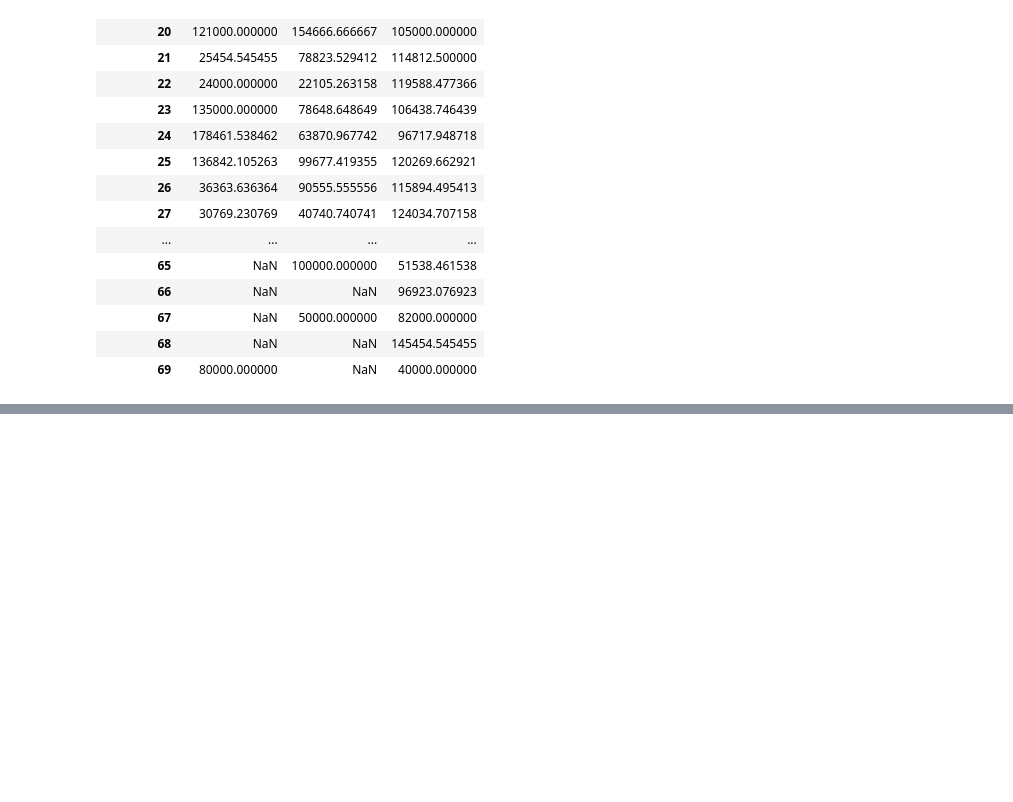
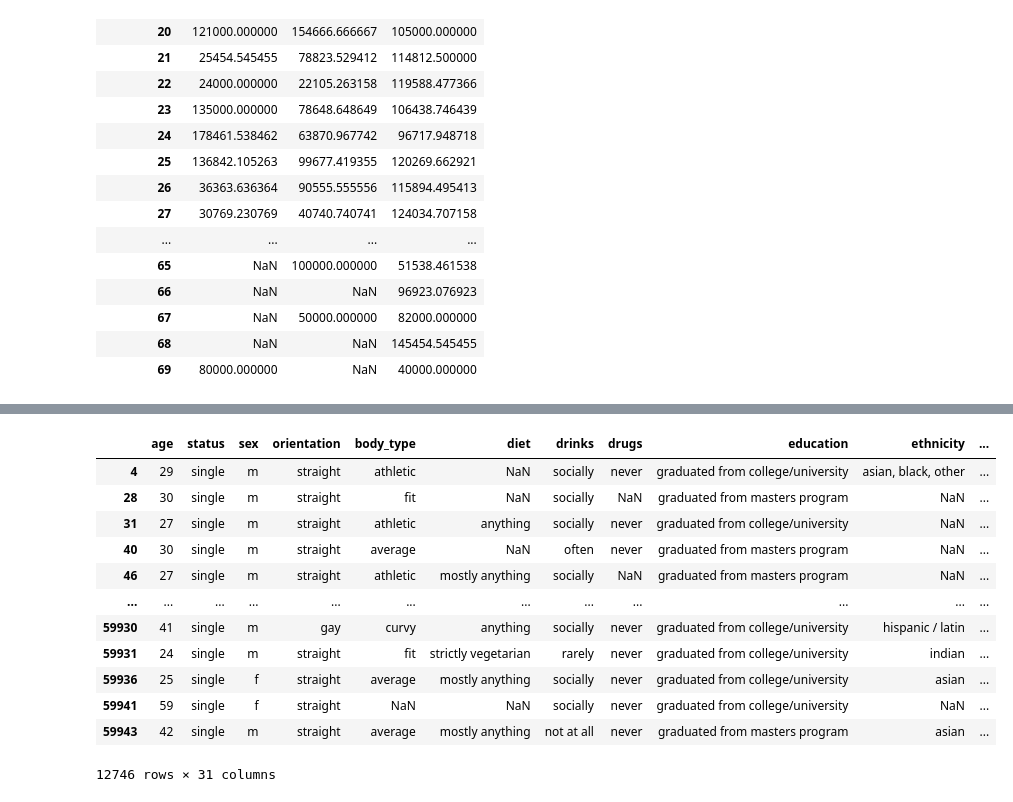
Before and after one commit to Taleb88/OkCupid_Profiles_Data, a Jupyter notebook: okcupid_profiles_data.ipynb, the cells around one changed output, grey strips where cells are left out. Cells and saved outputs as stored; diff of their text form; code cells hidden in the pictures; blank space fills up the shorter version.

Commit message:
Seventh Commit - Created a dataframe consisting of people of color 'poc' who are single and educated

```diff
--- a/okcupid_profiles_data.ipynb
+++ b/okcupid_profiles_data.ipynb
@@ -408,0 +407,19 @@ df
+# %%
+# next task, to create a df of people of color 'poc' who are single and educated
+single_educated_poc_df = df[~(df['ethnicity'].str.contains('white') | df['ethnicity'].isna()) & (df['status'] == 'single') & (df['education'].str.contains('(?i)graduated'))]
+# %%
+single_educated_poc_df
+# %% [output]
+|  | age | status | sex | orientation | body_type | diet | drinks | drugs | education | ethnicity | ... |
+| 4 | 29 | single | m | straight | athletic | NaN | socially | never | graduated from college/university | asian, black, other | ... |
+| 28 | 30 | single | m | straight | fit | NaN | socially | NaN | graduated from masters program | NaN | ... |
+| 31 | 27 | single | m | straight | athletic | anything | socially | never | graduated from college/university | NaN | ... |
+| 40 | 30 | single | m | straight | average | NaN | often | never | graduated from masters program | NaN | ... |
+| 46 | 27 | single | m | straight | athletic | mostly anything | socially | NaN | graduated from masters program | NaN | ... |
+| ... | ... | ... | ... | ... | ... | ... | ... | ... | ... | ... | ... |
+| 59930 | 41 | single | m | gay | curvy | anything | socially | never | graduated from college/university | hispanic / latin | ... |
+| 59931 | 24 | single | m | straight | fit | strictly vegetarian | rarely | never | graduated from college/university | indian | ... |
+| 59936 | 25 | single | f | straight | average | mostly anything | socially | never | graduated from college/university | asian | ... |
+| 59941 | 59 | single | f | straight | NaN | NaN | socially | never | graduated from college/university | NaN | ... |
+| 59943 | 42 | single | m | straight | average | mostly anything | not at all | never | graduated from masters program | asian | ... |
+12746 rows × 31 columns
```
Also changed, not shown: parts of 12 cells of this notebook, 2 other files.
